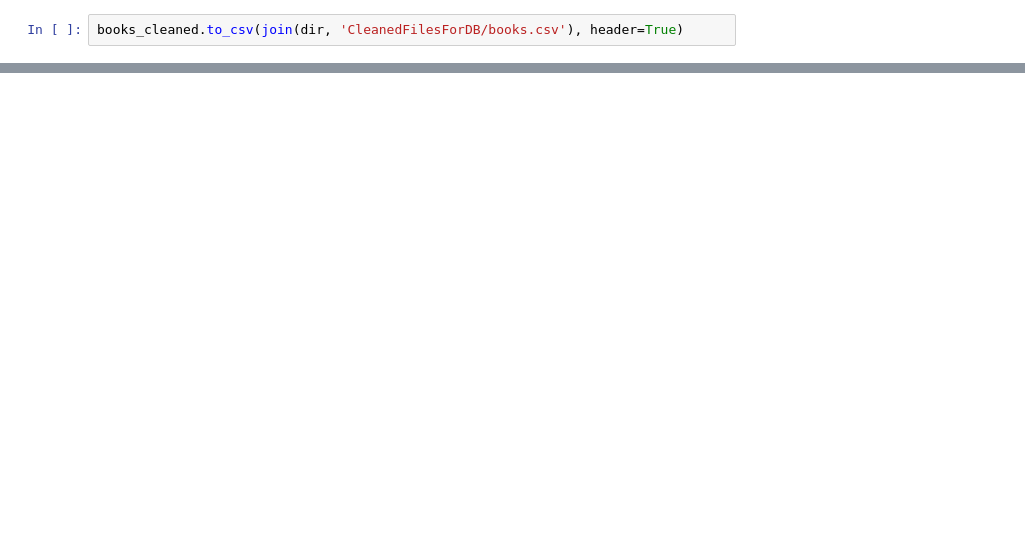
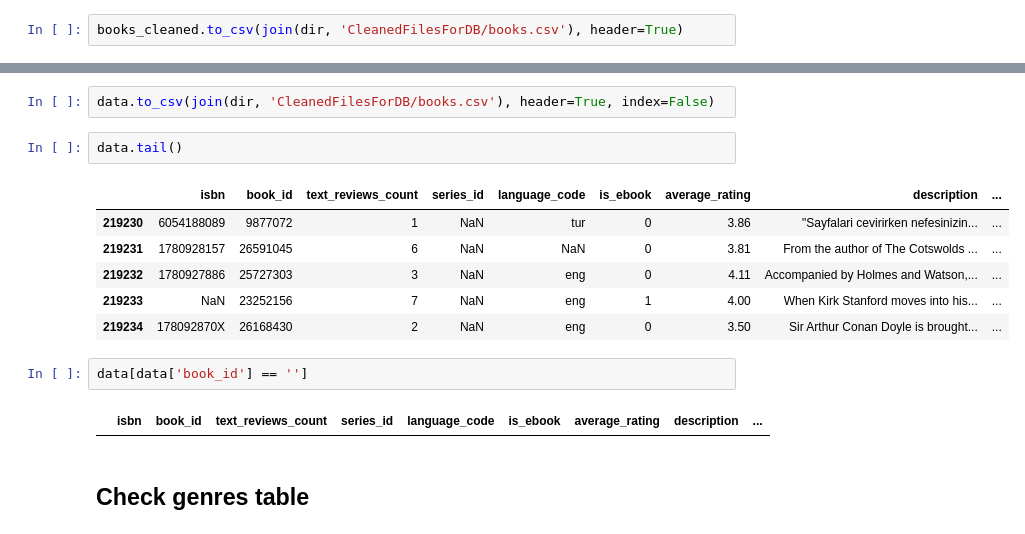
Before and after one commit to RenisaPati/CIS5500_Project_Group44, a Jupyter notebook: Data_Preprocessing/Books_Preprocessing_ST.ipynb, the cells around one changed output, grey strips where cells are left out. Cells and saved outputs as stored; diff of their text form; blank space fills up the shorter version.

```diff
--- a/Data_Preprocessing/Books_Preprocessing_ST.ipynb
+++ b/Data_Preprocessing/Books_Preprocessing_ST.ipynb
@@ -357,0 +458,17 @@ books_cleaned.to_csv(join(dir, 'CleanedFilesForDB/books.csv'), header=True)
+# %%
+data.to_csv(join(dir, 'CleanedFilesForDB/books.csv'), header=True, index=False)
+# %%
+data.tail()
+# %% [output]
+|  | isbn | book_id | text_reviews_count | series_id | language_code | is_ebook | average_rating | description | ... |
+| 219230 | 6054188089 | 9877072 | 1 | NaN | tur | 0 | 3.86 | "Sayfalari cevirirken nefesinizin... | ... |
+| 219231 | 1780928157 | 26591045 | 6 | NaN | NaN | 0 | 3.81 | From the author of The Cotswolds ... | ... |
+| 219232 | 1780927886 | 25727303 | 3 | NaN | eng | 0 | 4.11 | Accompanied by Holmes and Watson,... | ... |
+| 219233 | NaN | 23252156 | 7 | NaN | eng | 1 | 4.00 | When Kirk Stanford moves into his... | ... |
+| 219234 | 178092870X | 26168430 | 2 | NaN | eng | 0 | 3.50 | Sir Arthur Conan Doyle is brought... | ... |
+# %%
+data[data['book_id'] == '']
+# %% [output]
+|  | isbn | book_id | text_reviews_count | series_id | language_code | is_ebook | average_rating | description | ... |
+# %% [markdown]
+## Check genres table
```
Also changed, not shown: parts of 21 cells of this notebook.
